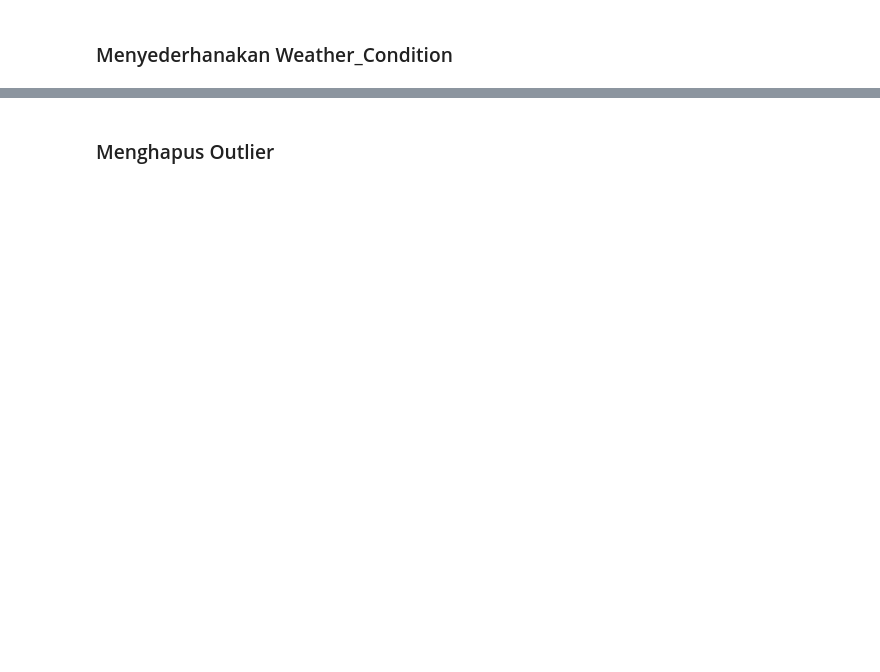
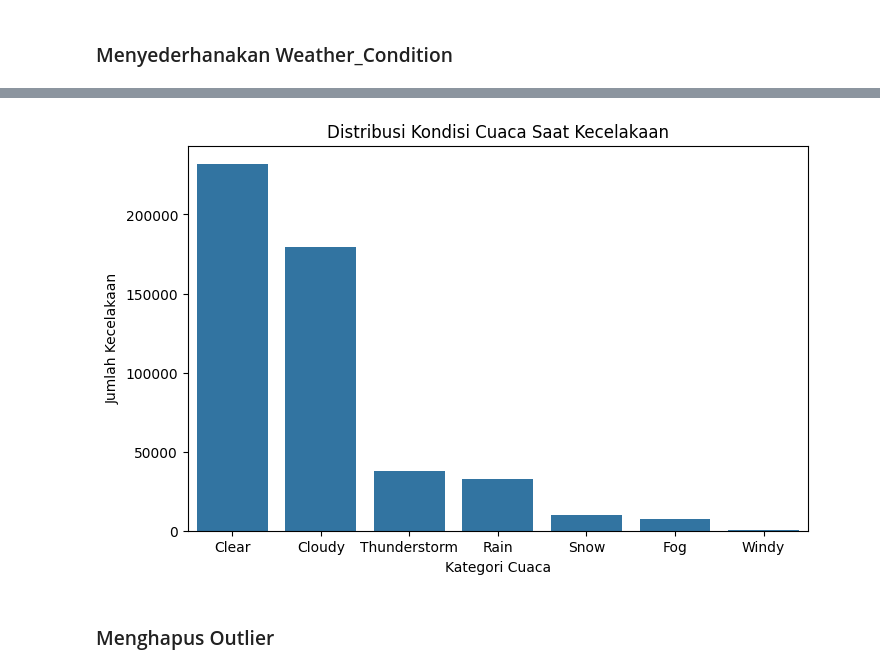
Before and after one commit to AhsanDz/4-Ahsan, a Jupyter notebook: EDA_Ahsan.ipynb, the cells around one changed output, grey strips where cells are left out. Saved outputs shown, nothing was run; the diff lists cells and outputs as text; code cells hidden in the pictures; blank space fills up the shorter version.

```diff
--- a/EDA_Ahsan.ipynb
+++ b/EDA_Ahsan.ipynb
@@ -275,0 +271,8 @@ ValueError: unconverted data remains when parsing with format "%Y-%m-%d %H:%M:%S
+# %%
+df["Start_Time"] = pd.to_datetime(df["Start_Time"], format="mixed")
+df["Hour"] = df["Start_Time"].dt.hour
+df["Day_of_Week"] = df["Start_Time"].dt.dayofweek
+df["Month"] = df["Start_Time"].dt.month
+df["Year"] = df["Start_Time"].dt.year
+
+df.head()
@@ -276,2 +290,19 @@ ValueError: unconverted data remains when parsing with format "%Y-%m-%d %H:%M:%S
+# %%
+road_features = [
+    "Amenity",
+    "Bump",
+    "Crossing",
+    "Give_Way",
+    "Junction",
+    "No_Exit",
+    "Railway",
+    "Roundabout",
+    "Station",
+    "Stop",
+    "Traffic_Calming",
+    "Traffic_Signal"
+]
+
+df["Road_Feature_Count"] = df[road_features].sum(axis=1)
 # %% [markdown]
 ### Menyederhanakan Weather_Condition
@@ -278,2 +412,21 @@ ValueError: unconverted data remains when parsing with format "%Y-%m-%d %H:%M:%S
+# %%
+import seaborn as sns
+import matplotlib.pyplot as plt
+
+plt.figure(figsize=(8,5))
+
+sns.countplot(
+    data=df,
+    x="Weather_Group",
+    order=df["Weather_Group"].value_counts().index
+)
+
+plt.title("Distribusi Kondisi Cuaca Saat Kecelakaan")
+plt.xlabel("Kategori Cuaca")
+plt.ylabel("Jumlah Kecelakaan")
+
+plt.show()
+# %% [output]
+[figure, added]
 # %% [markdown]
 ### Menghapus Outlier
```
Also changed, not shown: parts of 13 cells of this notebook.
